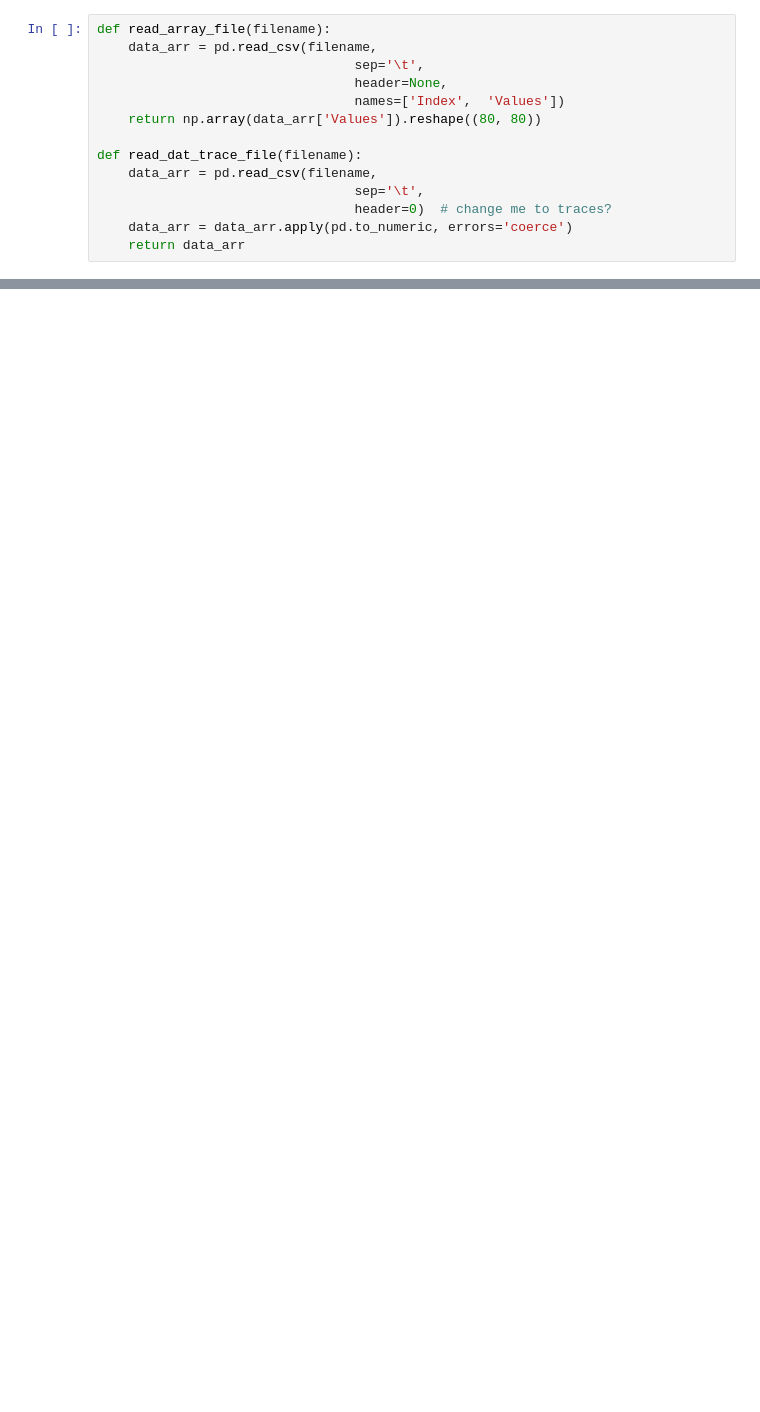
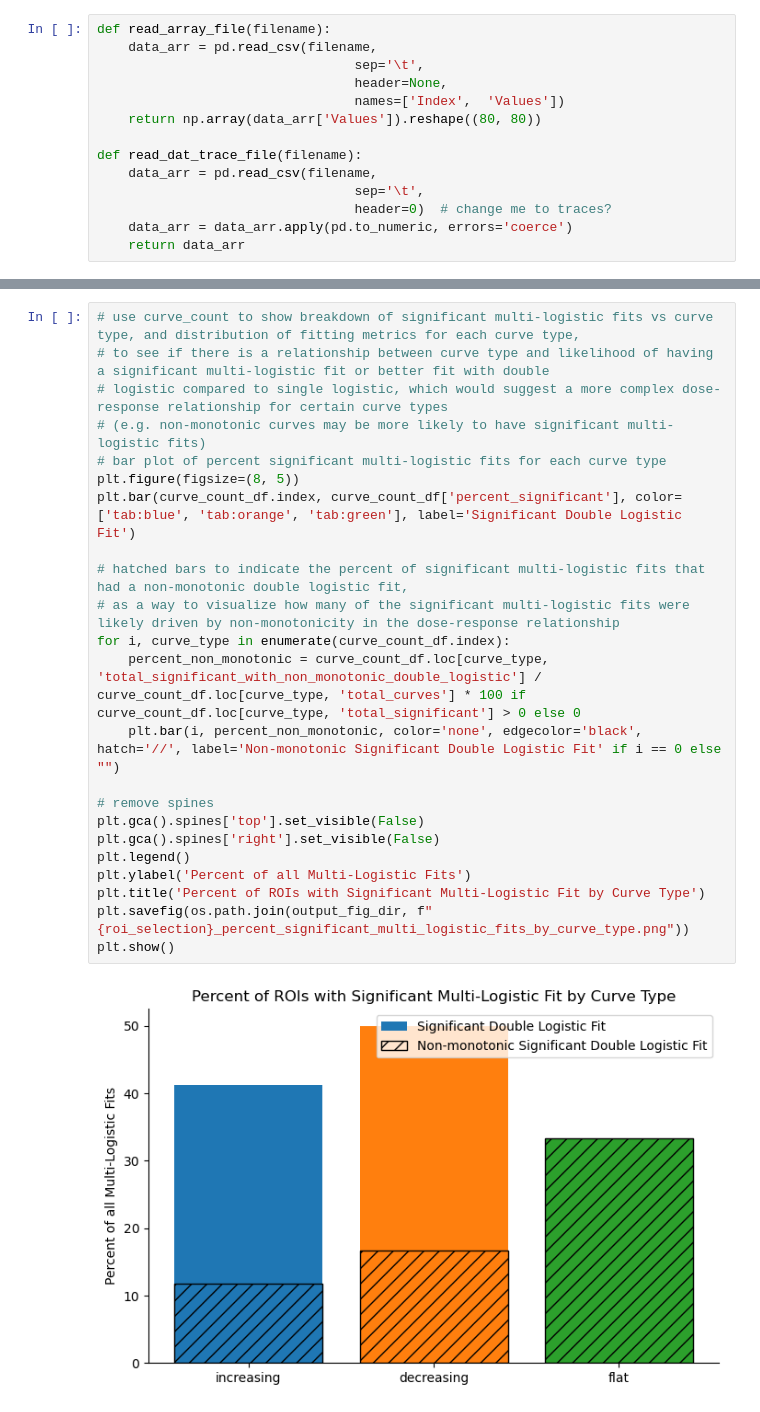
Before and after one commit to john-judge/TSM-to-ZDA, a Jupyter notebook: slow_NBQX_Feb2026.ipynb, the cells around one changed output, grey strips where cells are left out. Saved outputs shown, nothing was run; the diff lists cells and outputs as text; blank space fills up the shorter version.

```diff
--- a/slow_NBQX_Feb2026.ipynb
+++ b/slow_NBQX_Feb2026.ipynb
@@ -278,0 +526,25 @@ posx and posy should be finite values
+# %%
+# use curve_count to show breakdown of significant multi-logistic fits vs curve type, and distribution of fitting metrics for each curve type,
+# to see if there is a relationship between curve type and likelihood of having a significant multi-logistic fit or better fit with double
+# logistic compared to single logistic, which would suggest a more complex dose-response relationship for certain curve types
+# (e.g. non-monotonic curves may be more likely to have significant multi-logistic fits)
+# bar plot of percent significant multi-logistic fits for each curve type
+plt.figure(figsize=(8, 5))
+plt.bar(curve_count_df.index, curve_count_df['percent_significant'], color=['tab:blue', 'tab:orange', 'tab:green'], label='Significant Double Logistic Fit')
+
+# hatched bars to indicate the percent of significant multi-logistic fits that had a non-monotonic double logistic fit,
+# as a way to visualize how many of the significant multi-logistic fits were likely driven by non-monotonicity in the dose-response relationship
+for i, curve_type in enumerate(curve_count_df.index):
+    percent_non_monotonic = curve_count_df.loc[curve_type, 'total_significant_with_non_monotonic_double_logistic'] / curve_count_df.loc[curve_type, 'total_curves'] * 100 if curve_count_df.loc[curve_type, 'total_significant'] > 0 else 0
+    plt.bar(i, percent_non_monotonic, color='none', edgecolor='black', hatch='//', label='Non-monotonic Significant Double Logistic Fit' if i == 0 else "")
+
+# remove spines
+plt.gca().spines['top'].set_visible(False)
+plt.gca().spines['right'].set_visible(False)
+plt.legend()
+plt.ylabel('Percent of all Multi-Logistic Fits')
+plt.title('Percent of ROIs with Significant Multi-Logistic Fit by Curve Type')
+plt.savefig(os.path.join(output_fig_dir, f"{roi_selection}_percent_significant_multi_logistic_fits_by_curve_type.png"))
+plt.show()
+# %% [output]
+[figure, added]
```
Also changed, not shown: parts of 11 cells of this notebook, 3 other files.
